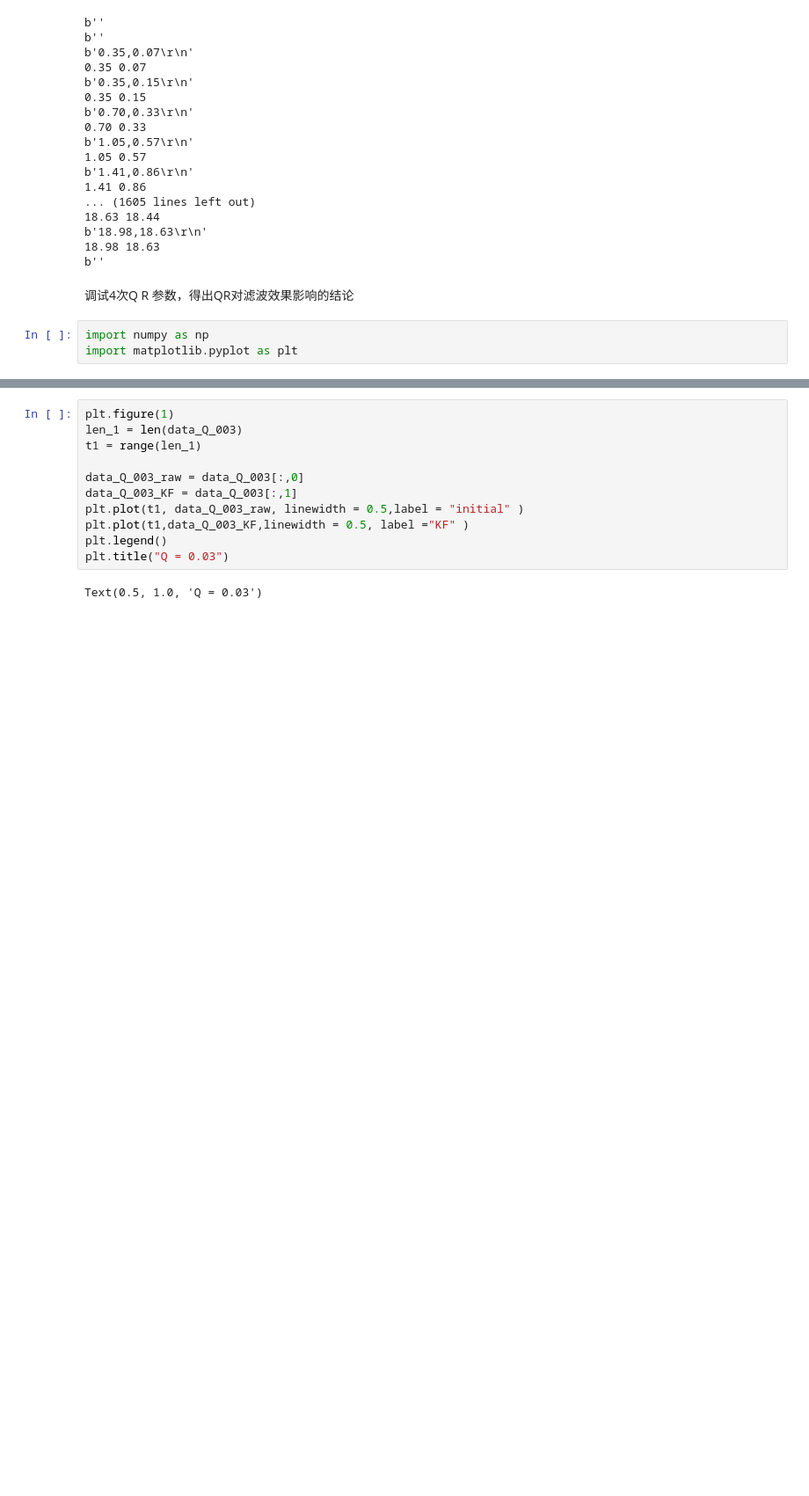
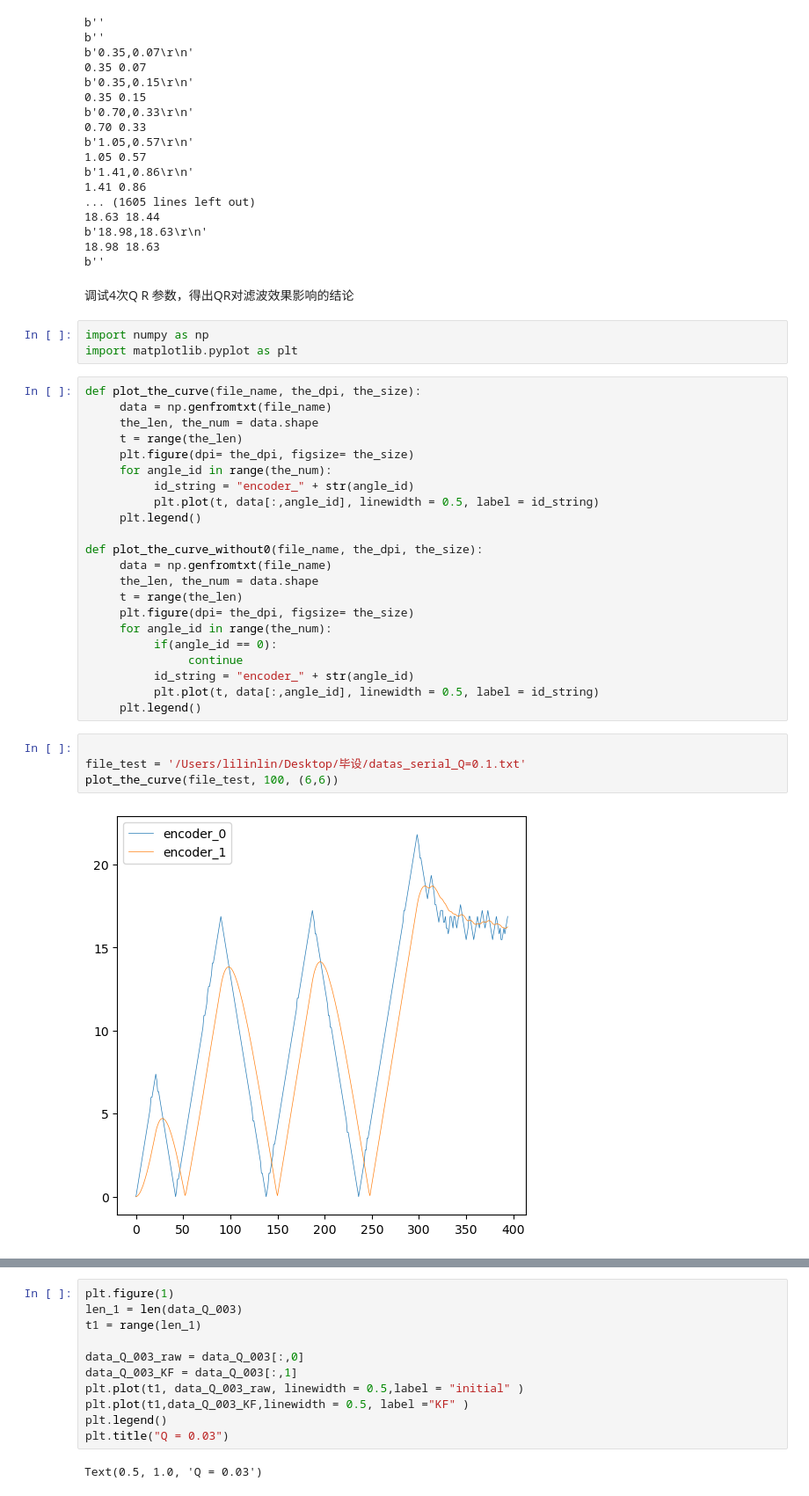
Before and after one commit to Ouch-Lee/diploma_project, a Jupyter notebook: EE_control/plot_angles.ipynb, the cells around one changed output, grey strips where cells are left out. Shown at 88% size. Cells and saved outputs as stored; diff of their text form; blank space fills up the shorter version.

```diff
--- a/EE_control/plot_angles.ipynb
+++ b/EE_control/plot_angles.ipynb
@@ -49,3 +49,31 @@ b''
 # %%
 import numpy as np
 import matplotlib.pyplot as plt
+# %%
+def plot_the_curve(file_name, the_dpi, the_size):
+     data = np.genfromtxt(file_name)
+     the_len, the_num = data.shape
+     t = range(the_len)
+     plt.figure(dpi= the_dpi, figsize= the_size)
+     for angle_id in range(the_num):
+          id_string = "encoder_" + str(angle_id)
+          plt.plot(t, data[:,angle_id], linewidth = 0.5, label = id_string)
+     plt.legend()
+
+def plot_the_curve_without0(file_name, the_dpi, the_size):
+     data = np.genfromtxt(file_name)
+     the_len, the_num = data.shape
+     t = range(the_len)
+     plt.figure(dpi= the_dpi, figsize= the_size)
+     for angle_id in range(the_num):
+          if(angle_id == 0):
+               continue
+          id_string = "encoder_" + str(angle_id)
+          plt.plot(t, data[:,angle_id], linewidth = 0.5, label = id_string)
+     plt.legend()
+# %%
+
+file_test = '/Users/lilinlin/Desktop/毕设/datas_serial_Q=0.1.txt'
+plot_the_curve(file_test, 100, (6,6))
+# %% [output]
+[figure, added]
```
Also changed, not shown: parts of 20 cells of this notebook, 19 other files.
